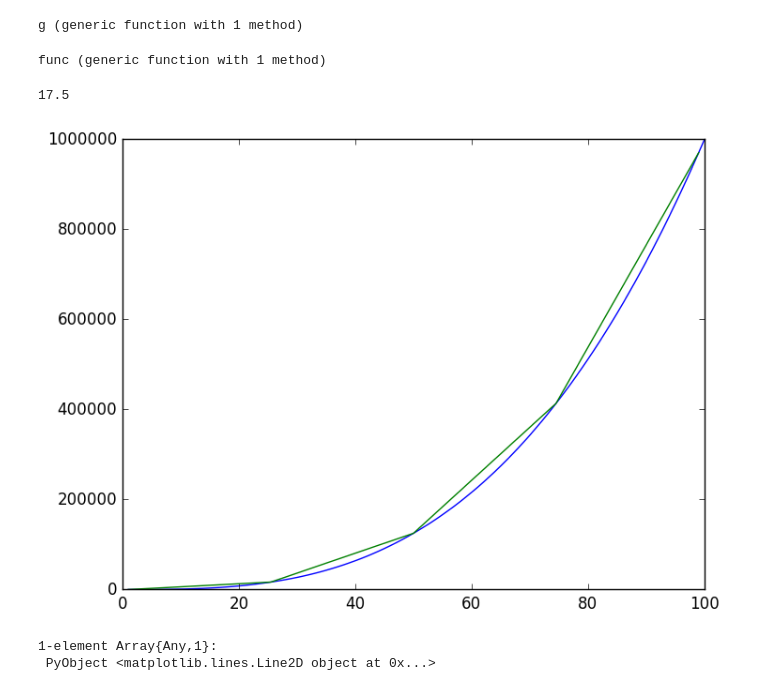
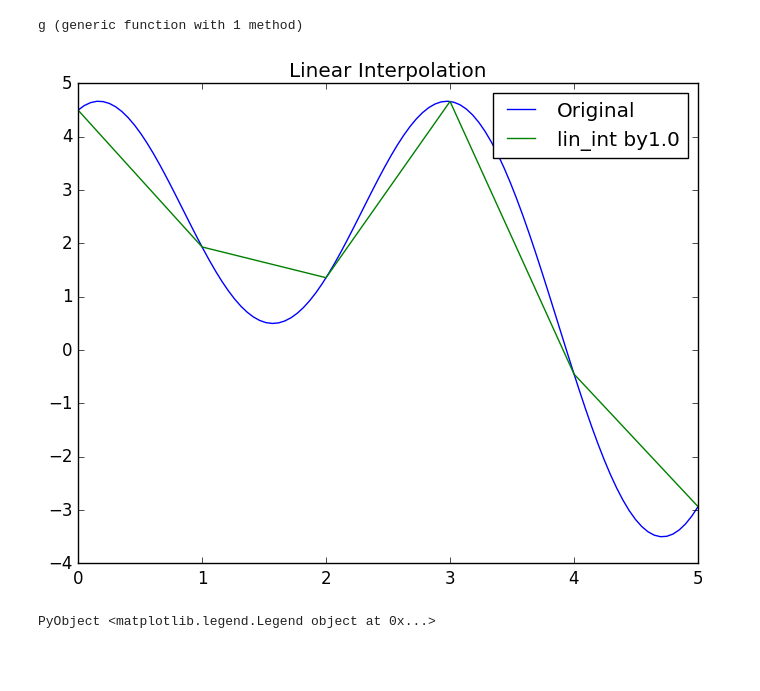
Before and after one commit to R-Tsushima/MyInterpolation.jl, a Jupyter notebook: linear-interpolation.ipynb, the cells around one changed output. Cells and saved outputs as stored; diff of their text form; code cells hidden in the pictures; blank space fills up the shorter version.

```diff
--- a/linear-interpolation.ipynb
+++ b/linear-interpolation.ipynb
@@ -8,27 +32,20 @@ g(x)=x^3
 # %% [output]
 g (generic function with 1 method)
 # %%
-n=100
+n=6
 grid=Array(Float64,n)
 vals=Array(Float64,n)
 for i in 1:n
-    grid[i]=i
-    vals[i]=g(i)
+    grid[i]=i-1
+    vals[i]=g(i-1)
 end
-# %%
-f=lin_int(grid,vals)
-# %% [output]
-func (generic function with 1 method)
-# %%
-f(2.5)
-# %% [output]
-17.5
-# %%
-using PyPlot
-fgrid = linspace(1,99, 5)
-plot(grid,vals)
-plot(fgrid, [f(x) for x in fgrid])
-# %% [output]
-[figure, removed]
-1-element Array{Any,1}:
- PyObject <matplotlib.lines.Line2D object at 0x...>
+# %%
+using PyPlot
+x=linspace(0,5,100)
+plot(x,g(x),label="Original")
+plot(grid,vals,label="lin_int by1.0")
+title("Linear Interpolation")
+legend()
+# %% [output]
+[figure, added]
+PyObject <matplotlib.legend.Legend object at 0x...>
```
Also changed, not shown: parts of 4 cells of this notebook.
